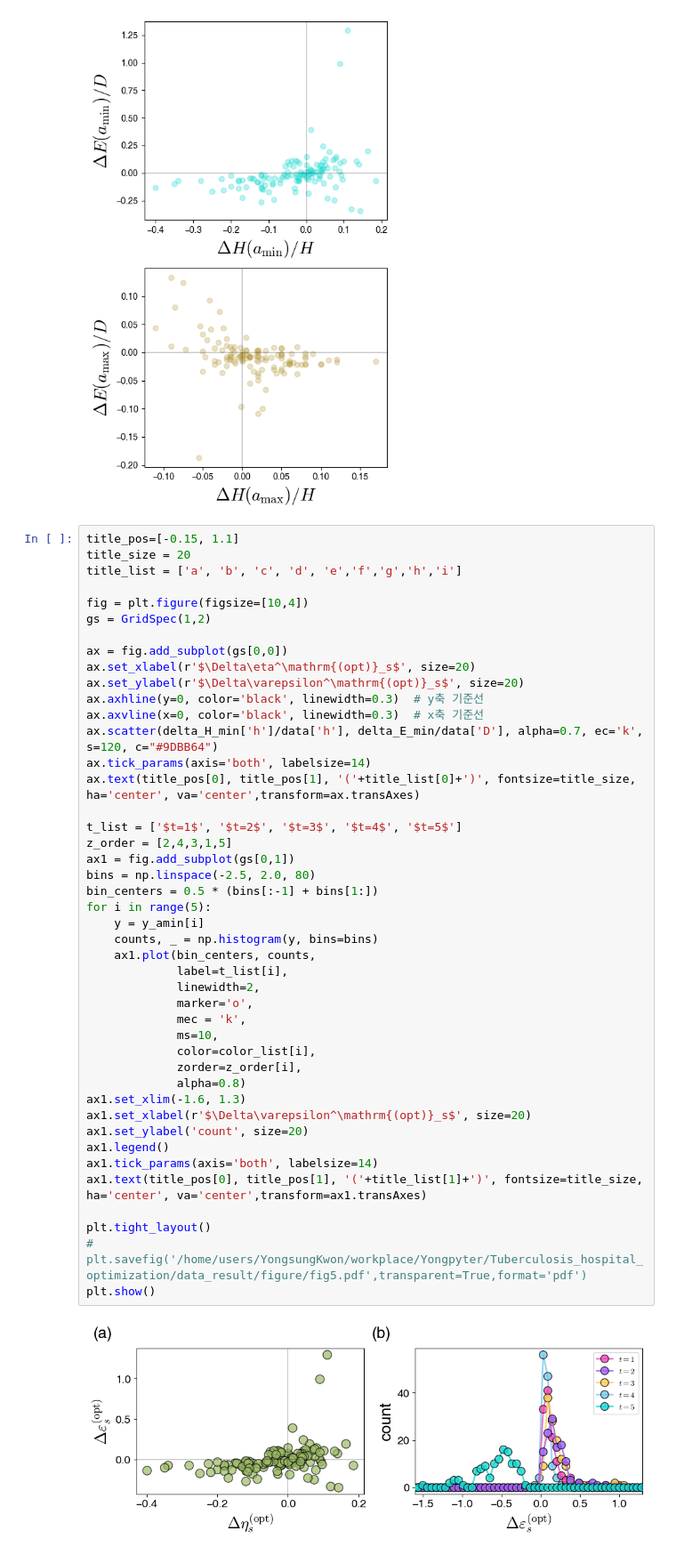
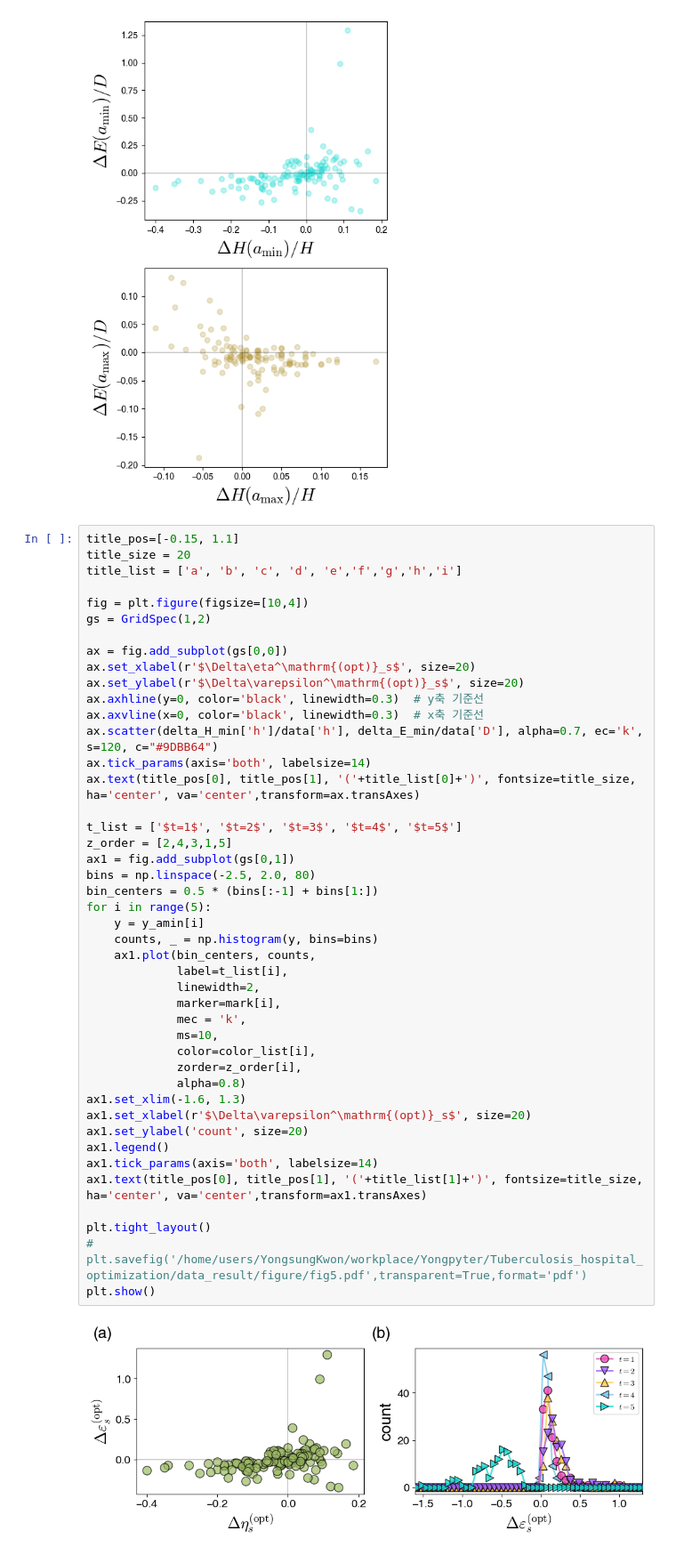
Before and after one commit to kwyosu7/Tuberculosis_hospital_optimization, a Jupyter notebook: article_figure3.ipynb, the cells around one changed output. Shown at 89% size. Cells and saved outputs as stored; diff of their text form.

```diff
--- a/article_figure3.ipynb
+++ b/article_figure3.ipynb
@@ -202,35 +202,35 @@ ax.scatter(delta_H_min['h']/data['h'], delta_E_min/data['D'], alpha=0.7, ec='k',
 ax.tick_params(axis='both', labelsize=14)
 ax.text(title_pos[0], title_pos[1], '('+title_list[0]+')', fontsize=title_size,  ha='center', va='center',transform=ax.transAxes)
 
 t_list = ['$t=1$', '$t=2$', '$t=3$', '$t=4$', '$t=5$']
 z_order = [2,4,3,1,5]
 ax1 = fig.add_subplot(gs[0,1])
 bins = np.linspace(-2.5, 2.0, 80)
 bin_centers = 0.5 * (bins[:-1] + bins[1:])
 for i in range(5):
     y = y_amin[i]
     counts, _ = np.histogram(y, bins=bins)
     ax1.plot(bin_centers, counts,
              label=t_list[i],
              linewidth=2,
-             marker='o',
+             marker=mark[i],
              mec = 'k',
              ms=10,
              color=color_list[i],
              zorder=z_order[i],
              alpha=0.8)
 ax1.set_xlim(-1.6, 1.3)
 ax1.set_xlabel(r'$\Delta\varepsilon^\mathrm{(opt)}_s$', size=20)
 ax1.set_ylabel('count', size=20)
 ax1.legend()
 ax1.tick_params(axis='both', labelsize=14)
 ax1.text(title_pos[0], title_pos[1], '('+title_list[1]+')', fontsize=title_size,  ha='center', va='center',transform=ax1.transAxes)
 
 plt.tight_layout()
 # plt.savefig('/home/users/YongsungKwon/workplace/Yongpyter/Tuberculosis_hospital_optimization/data_result/figure/fig5.pdf',transparent=True,format='pdf')
 plt.show()
 # %% [output]
-[figure, old version]
+[figure, new version]
 # %%
 title_pos=[-0.15, 1.1]
 title_size = 20
```
Also changed, not shown: parts of 1 cell of this notebook, 1 other file.
